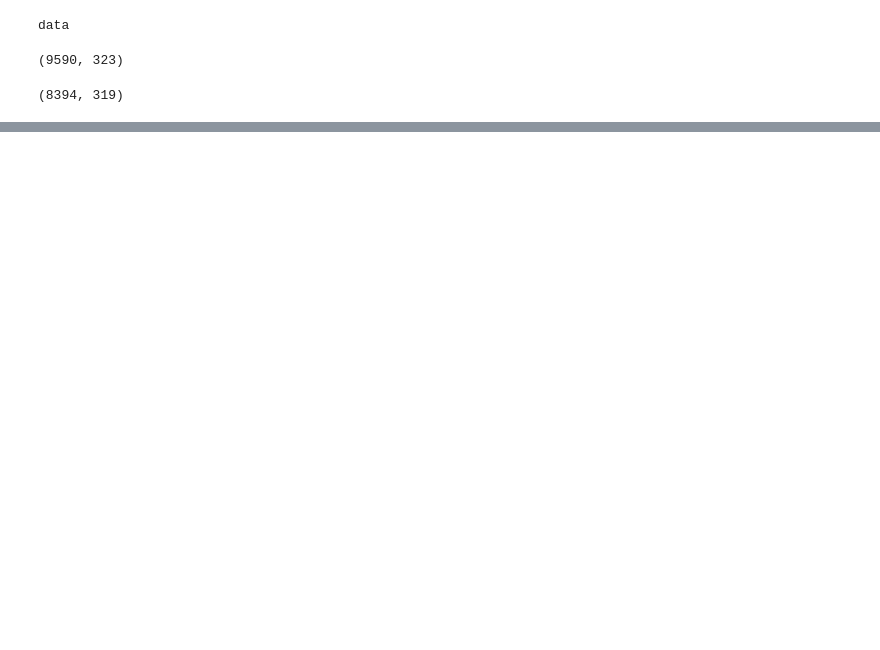
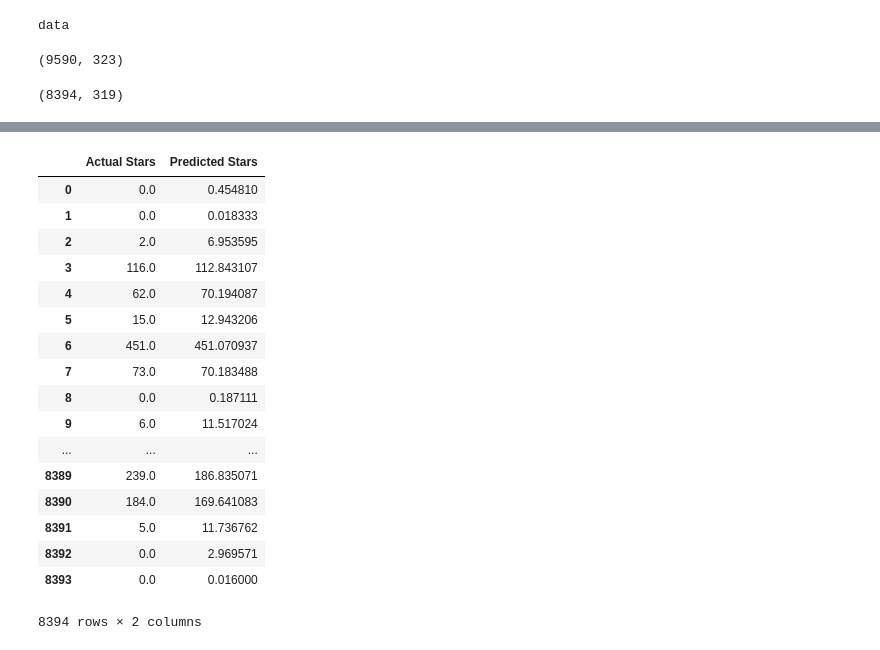
Before and after one commit to andyblueyo/gitskill, a Jupyter notebook: ds/MLExperiment.ipynb, the cells around one changed output, grey strips where cells are left out. Drawn from its saved outputs; the diff is of its cells as text; code cells hidden in the pictures; blank space fills up the shorter version.

```diff
--- a/ds/MLExperiment.ipynb
+++ b/ds/MLExperiment.ipynb
@@ -79,0 +80,22 @@ plt.show()
+# %%
+output = pd.DataFrame(data={'Actual Stars':outcome, 'Predicted Stars':grid_preds})
+output
+# %% [output]
+|  | Actual Stars | Predicted Stars |
+| 0 | 0.0 | 0.454810 |
+| 1 | 0.0 | 0.018333 |
+| 2 | 2.0 | 6.953595 |
+| 3 | 116.0 | 112.843107 |
+| 4 | 62.0 | 70.194087 |
+| 5 | 15.0 | 12.943206 |
+| 6 | 451.0 | 451.070937 |
+| 7 | 73.0 | 70.183488 |
+| 8 | 0.0 | 0.187111 |
+| 9 | 6.0 | 11.517024 |
+| ... | ... | ... |
+| 8389 | 239.0 | 186.835071 |
+| 8390 | 184.0 | 169.641083 |
+| 8391 | 5.0 | 11.736762 |
+| 8392 | 0.0 | 2.969571 |
+| 8393 | 0.0 | 0.016000 |
+8394 rows × 2 columns
```
Also changed, not shown: parts of 3 cells of this notebook.
